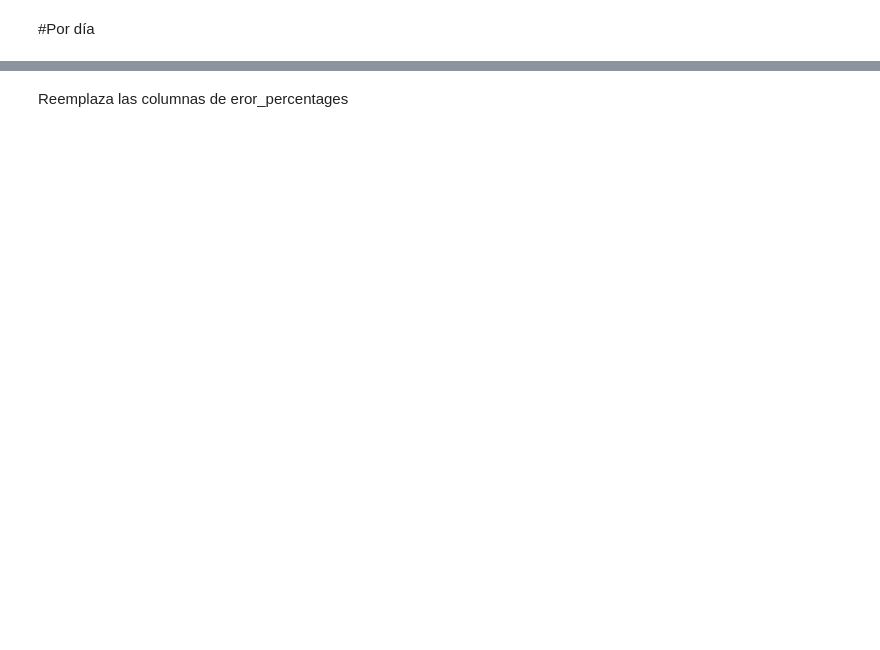
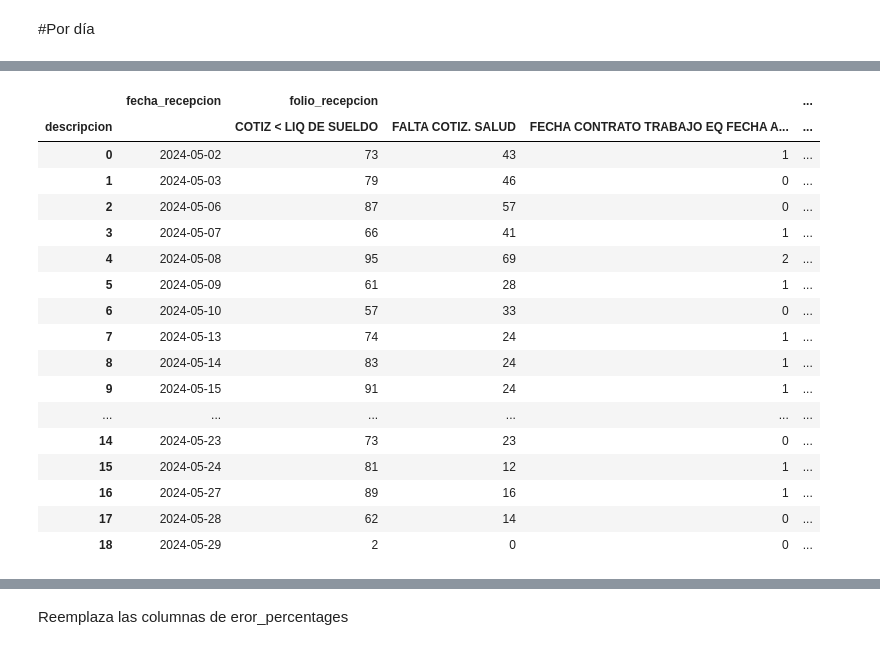
Before and after one commit to Nicomuga/NotesQA, a Jupyter notebook: AnalisisEnvíoProcesoXdia.ipynb, the cells around one changed output, grey strips where cells are left out. Saved outputs shown, nothing was run; the diff lists cells and outputs as text; code cells hidden in the pictures; blank space fills up the shorter version.

```diff
--- a/AnalisisEnvíoProcesoXdia.ipynb
+++ b/AnalisisEnvíoProcesoXdia.ipynb
@@ -3,6 +3,6 @@
 # %%
 import pandas as pd
 
-df = pd.read_csv('CSVs\DevProcesoFormatoTipoSoloAbril.csv', encoding='utf-8',)
+df = pd.read_csv('CSVs/analisis_formato_mayo_ok_ok-1717165325042.csv', encoding='utf-8',)
 
 df
@@ -11,5 +31,5 @@ df['fecha_visacion'].unique()
 # %%
 # Convertir la columna fecha_visacion a tipo datetime
-df['fecha_visacion'] = pd.to_datetime(df['fecha_visacion'])
+df['fecha_recepcion'] = pd.to_datetime(df['fecha_recepcion'])
 
 df
@@ -16,25 +50,44 @@ df
 # %%
-#df['fecha_visacion'] = df['fecha_visacion'].dt.to_period('')
+#df['fecha_recepcion'] = df['fecha_recepcion'].dt.to_period('')
 
 # Reemplazar NaN en la columna 'descripcion' con la cadena "procesados"
 #df['descripcion'].fillna("PROCESADOS NO DEVUELTOS", inplace=True)
 
-not_includes_dates = ['2024-04-06', '2024-04-07', '2024-04-11']
+#not_includes_dates = ['2024-04-06', '2024-04-07', '2024-04-11']
 
-#not_includes_dates_con_tiempo = [f'{fecha} 00:00:00' for fecha in not_includes_dates]
+not_includes_dates_con_tiempo = [f'{fecha} 00:00:00' for fecha in not_includes_dates]
 
 
-filtro_fecha = (df['fecha_visacion'] >= '2023-08') & (~df['fecha_visacion'].isin(not_includes_dates))
+filtro_fecha = (df['fecha_recepcion'] >= '2023-08') & (~df['fecha_recepcion'].isin(not_includes_dates))
 
 # Aplicar el filtro para seleccionar solo las filas a partir de agosto de 2023
 df = df[filtro_fecha]
 
 # Contar la cantidad de errores por fecha
-error_count_by_date = df.groupby(['fecha_visacion', 'descripcion']).count().unstack(fill_value=0).reset_index()
+error_count_by_date = df.groupby(['fecha_recepcion', 'descripcion']).count().unstack(fill_value=0).reset_index()
 
 
 
 error_count_by_date
+# %% [output]
+|  | fecha_recepcion | folio_recepcion |  |  | ... |
+| descripcion |  | COTIZ < LIQ DE SUELDO | FALTA COTIZ. SALUD | FECHA CONTRATO TRABAJO EQ FECHA A... | ... |
+| 0 | 2024-05-02 | 73 | 43 | 1 | ... |
+| 1 | 2024-05-03 | 79 | 46 | 0 | ... |
+| 2 | 2024-05-06 | 87 | 57 | 0 | ... |
+| 3 | 2024-05-07 | 66 | 41 | 1 | ... |
+| 4 | 2024-05-08 | 95 | 69 | 2 | ... |
+| 5 | 2024-05-09 | 61 | 28 | 1 | ... |
+| 6 | 2024-05-10 | 57 | 33 | 0 | ... |
+| 7 | 2024-05-13 | 74 | 24 | 1 | ... |
+| 8 | 2024-05-14 | 83 | 24 | 1 | ... |
+| 9 | 2024-05-15 | 91 | 24 | 1 | ... |
+| ... | ... | ... | ... | ... | ... |
+| 14 | 2024-05-23 | 73 | 23 | 0 | ... |
+| 15 | 2024-05-24 | 81 | 12 | 1 | ... |
+| 16 | 2024-05-27 | 89 | 16 | 1 | ... |
+| 17 | 2024-05-28 | 62 | 14 | 0 | ... |
+| 18 | 2024-05-29 | 2 | 0 | 0 | ... |
 # %%
 
 # Agregar una columna que indique la suma de los errores por fecha
```
Also changed, not shown: parts of 9 cells of this notebook, 15 other files.
